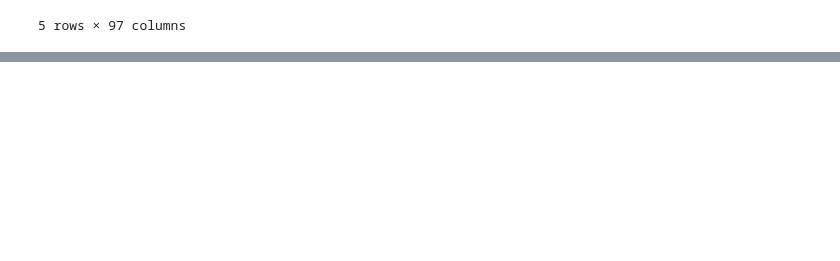
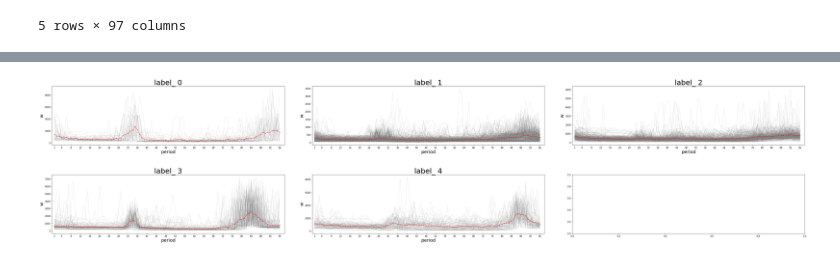
Before and after one commit to titangene/household-electricity, a Jupyter notebook: K-Means.ipynb, the cells around one changed output, grey strips where cells are left out. Cells and saved outputs as stored; diff of their text form; code cells hidden in the pictures; blank space fills up the shorter version.

```diff
--- a/K-Means.ipynb
+++ b/K-Means.ipynb
@@ -99,0 +100,4 @@ n_clusters:5, label:4
+# %%
+K_Means.n_clusters_visualization_matrix(tmpdataSet, n_clusters=5, ncols=3)
+# %% [output]
+[figure, added]
```
Also changed, not shown: parts of 4 cells of this notebook, 2 other files.
